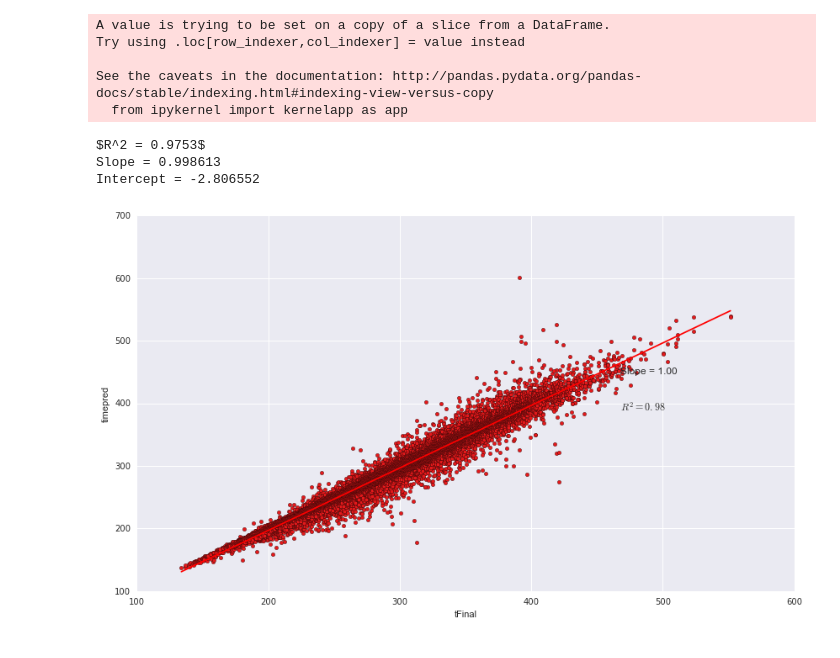
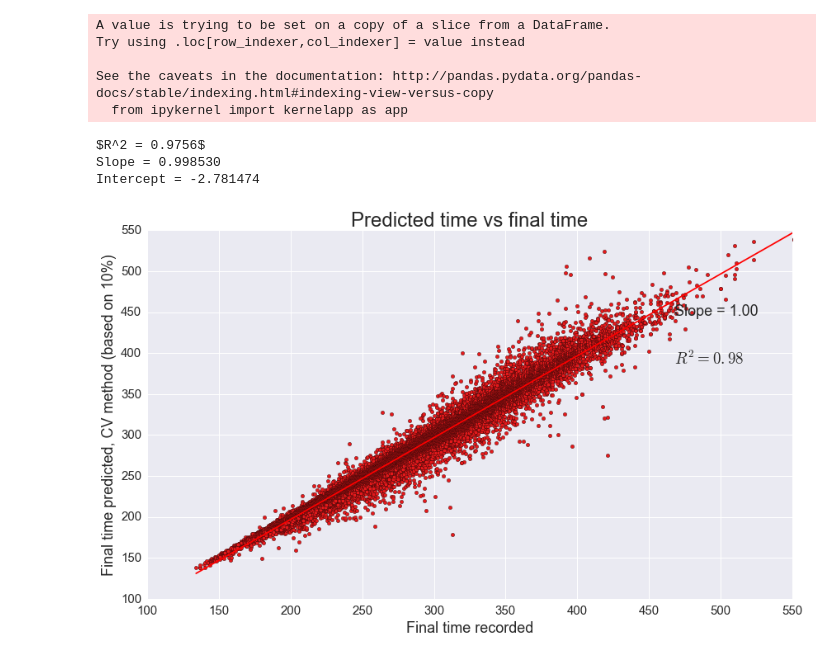
Before and after one commit to angelmanzur/Chicago_Marathon, a Jupyter notebook: Inspect_Marathon_Results.ipynb, the cells around one changed output. Drawn from its saved outputs; the diff is of its cells as text; code cells hidden in the pictures.

```diff
--- a/Inspect_Marathon_Results.ipynb
+++ b/Inspect_Marathon_Results.ipynb
@@ -957,11 +981,19 @@ Try using .loc[row_indexer,col_indexer] = value instead
 
 See the caveats in the documentation: http://pandas.pydata.org/pandas-docs/stable/indexing.html#indexing-view-versus-copy
   from ipykernel import kernelapp as app
-# %%
-rpred.plot(x='tFinal', y='timepred',kind='scatter',grid=True,figsize=(14,8)),
-trendline(rpred.tFinal, rpred.timepred)
-# %% [output]
-$R^2 = 0.9753$
-Slope = 0.998613
-Intercept = -2.806552
-[figure, removed]
+# %%
+rpred.plot(x='tFinal', y='timepred',kind='scatter',grid=True,figsize=(14,8)),
+trendline(rpred.tFinal, rpred.timepred)
+plt.xlim(100,550)
+plt.ylim(100,550)
+plt.xlabel('Final time recorded',fontsize=18)
+plt.ylabel('Final time predicted, CV method (based on 10%)',fontsize=18)
+plt.title('Predicted time vs final time',fontsize=24)
+plt.xticks(fontsize=15)
+plt.yticks(fontsize=15)
+plt.show()
+# %% [output]
+$R^2 = 0.9756$
+Slope = 0.998530
+Intercept = -2.781474
+[figure, added]
```
Also changed, not shown: parts of 12 cells of this notebook.
